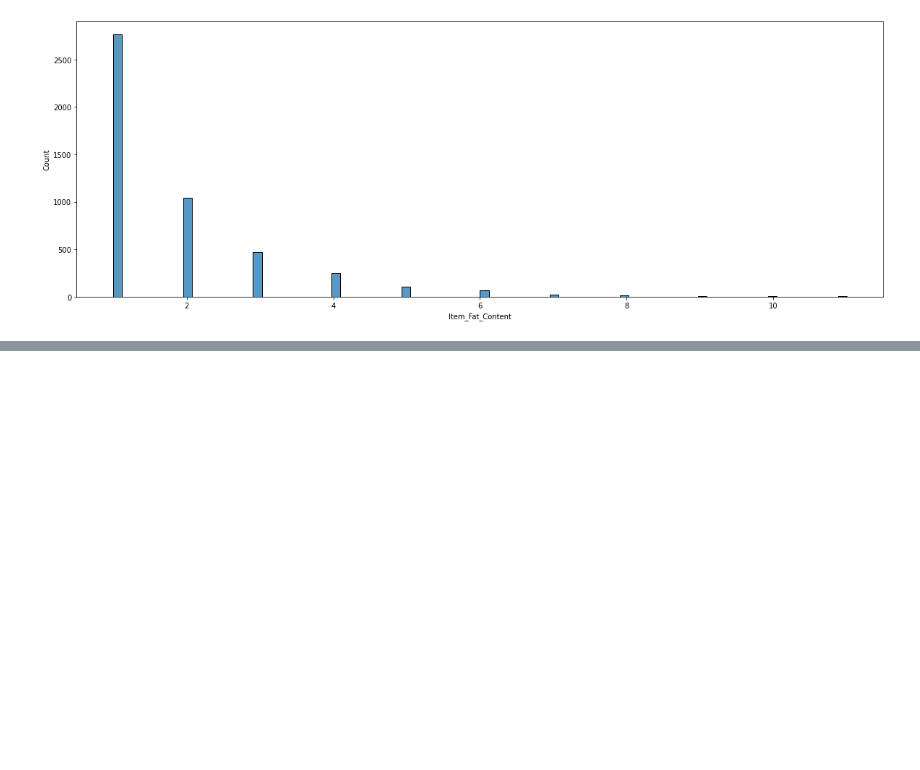
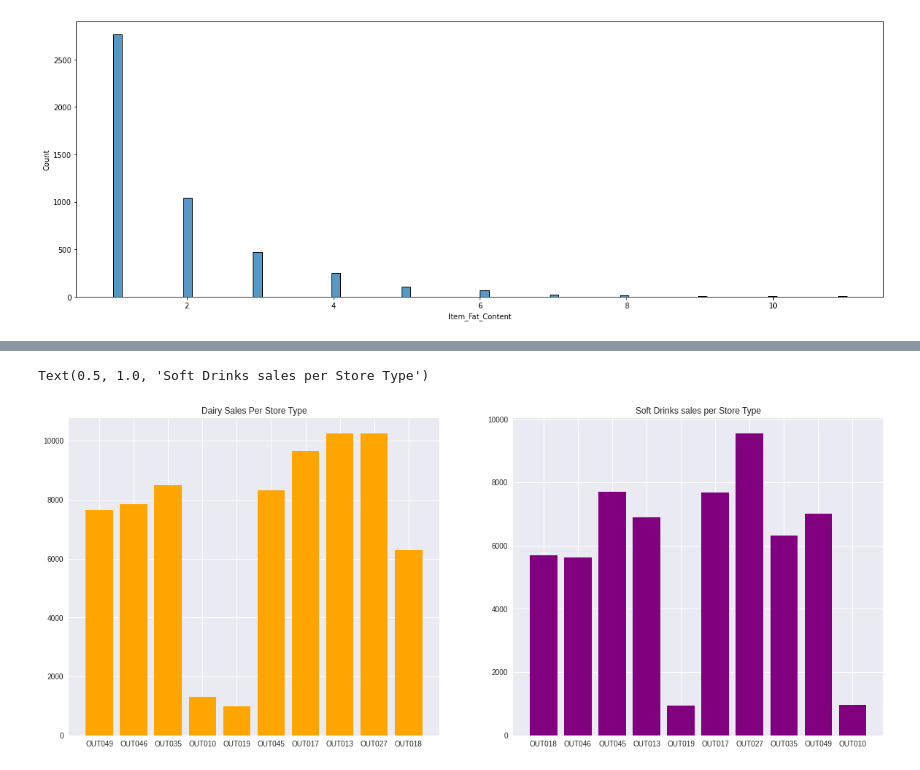
Before and after one commit to meburns2011/Food-Sales-Predictions, a Jupyter notebook: Food_Sales_Predictions.ipynb, the cells around one changed output, grey strips where cells are left out. Cells and saved outputs as stored; diff of their text form; code cells hidden in the pictures; blank space fills up the shorter version.

```diff
--- a/Food_Sales_Predictions.ipynb
+++ b/Food_Sales_Predictions.ipynb
@@ -364,0 +404,32 @@ sns.histplot(fat_sales);
+# %%
+soft_drinks=sales_data.loc[soft_drinks_filter,:]
+meat=sales_data.loc[meat_filter,:]
+fruits=sales_data.loc[fruits_filter,:]
+household=sales_data.loc[household_filter,:]
+baking=sales_data.loc[baking_filter,:]
+snack=sales_data.loc[snack_filter,:]
+frozen=sales_data.loc[frozen_filter,:]
+breakfast=sales_data.loc[breakfast_filter,:]
+health=sales_data.loc[health_filter,:]
+alcohol=sales_data.loc[alcohol_filter,:]
+canned=sales_data.loc[canned_filter,:]
+starch=sales_data.loc[starch_filter,:]
+others=sales_data.loc[other_filter,:]
+seafood=sales_data.loc[seafood_filter,:]
+breads=sales_data.loc[bread_filter,:]
+grocery=sales_data.loc[grocery_filter,:]
+supermarket1=sales_data.loc[supermarket1_filter,:]
+supermarket2=sales_data.loc[supermarket2_filter,:]
+supermarket3=sales_data.loc[supermarket3_filter,:]
+# %%
+plt.figure(figsize=(20,8))
+plt.style.use('seaborn')
+plt.subplot(1,2,1);
+plt.bar(dairy['Outlet_Identifier'].values, dairy['Item_Outlet_Sales'].values,color='orange');
+plt.title('Dairy Sales Per Store Type')
+plt.subplot(1,2,2)
+plt.bar(soft_drinks['Outlet_Identifier'].values, soft_drinks['Item_Outlet_Sales'].values,color='purple');
+plt.title('Soft Drinks sales per Store Type')
+# %% [output]
+Text(0.5, 1.0, 'Soft Drinks sales per Store Type')
+[figure, added]
```
Also changed, not shown: parts of 21 cells of this notebook.
